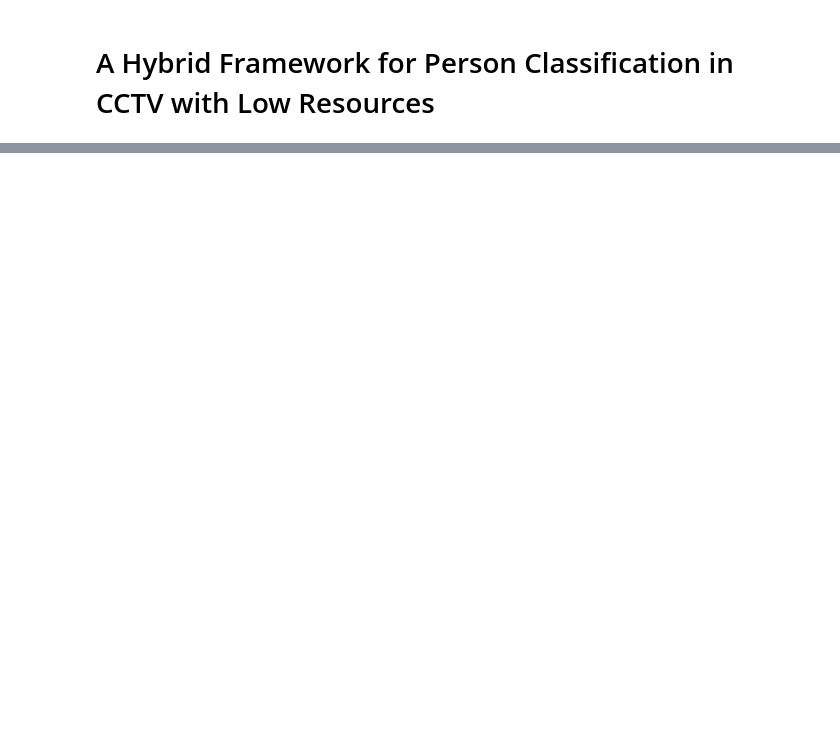
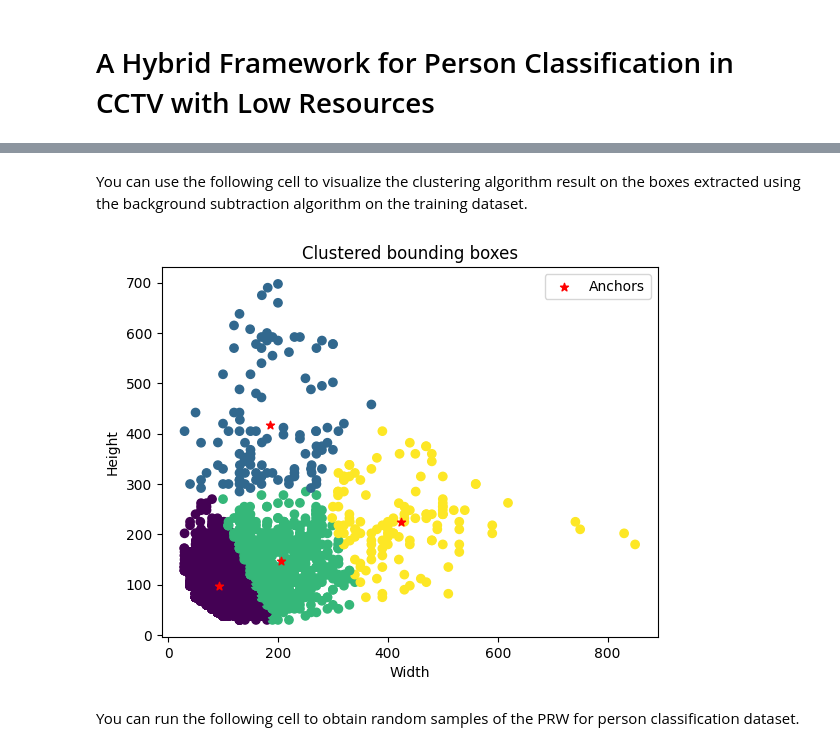
Before and after one commit to prahtz/lr-human-detection, a Jupyter notebook: notebooks/presentation.ipynb, the cells around one changed output, grey strips where cells are left out. Cells and saved outputs as stored; diff of their text form; code cells hidden in the pictures; blank space fills up the shorter version.

```diff
--- a/notebooks/presentation.ipynb
+++ b/notebooks/presentation.ipynb
@@ -119,3 +240,43 @@ For each frame, a patch centering each person is sampled. Those patches will be
+# %% [markdown]
+You can use the following cell to visualize the clustering algorithm result on the boxes extracted using the background subtraction algorithm on the training dataset.
+# %%
+def get_anchors_with_weights(root_path, k=7):
+    root_path = Path(root_path)
+    with open(root_path / "worst_bboxes.pkl", "rb") as f:
+        worst_bboxes = pkl.load(f)
+    bboxes = np.array([[item[0][2], item[0][3]] for item in worst_bboxes])
+    heights = np.array([item[1] for item in worst_bboxes])
+    widths = np.array([item[2] for item in worst_bboxes])
+    scales = np.stack([widths / np.max(widths), heights / np.max(heights)], axis=-1)  # assuming parallel maximums
+    rescaled_widths_heights = bboxes / scales
+    areas = rescaled_widths_heights[:, 0] * rescaled_widths_heights[:, 1]
+    perc_idx = np.argmin(abs(np.sort(areas) - np.percentile(areas, 98)))
+    idx = np.argsort(areas)[:perc_idx]
+    rescaled_widths_heights, heights, widths, scales = rescaled_widths_heights[idx], heights[idx], widths[idx], scales[idx]
+    model = KMeans(n_clusters=k, n_init="auto", random_state=42)
+    labels = model.fit_predict(rescaled_widths_heights)
+    clusters = model.cluster_centers_
+    unique_wh = np.unique(np.stack([widths, heights], axis=-1), axis=0)
+    unique_scales = np.stack([unique_wh[:, 0] / np.max(unique_wh[:, 0]), unique_wh[:, 1] / np.max(unique_wh[:, 1])], axis=-1)
+    anchors = {wh[0]: [anchor * scale for anchor in clusters] for scale, wh in zip(unique_scales, unique_wh)}
+    anchors = {k: np.round(v).astype(np.int16) for k, v in anchors.items()}
+    anchor_probs = np.bincount(labels) / len(labels)
+    return anchors, anchor_probs, labels, rescaled_widths_heights, worst_bboxes
+
+
+anchors, probs, labels, rescaled_widths_heights, worst_bboxes = get_anchors_with_weights(data_args.root_path, k=4)
+anchors = np.array(anchors[1920])
+plt.scatter(x=rescaled_widths_heights[:, 0], y=rescaled_widths_heights[:, 1], c=labels)
+plt.scatter(anchors[:, 0], anchors[:, 1], marker="*", color="red", label="Anchors")
+plt.xlabel("Width")
+plt.ylabel("Height")
+plt.title("Clustered bounding boxes")
+plt.legend()
+plt.show()
+# %% [output]
+[figure, added]
+# %% [markdown]
+You can run the following cell to obtain random samples of the PRW for person classification dataset.
 # %%
 ### An example of positive and negative samples
 
```
Also changed, not shown: parts of 43 cells of this notebook, 4 other files.
